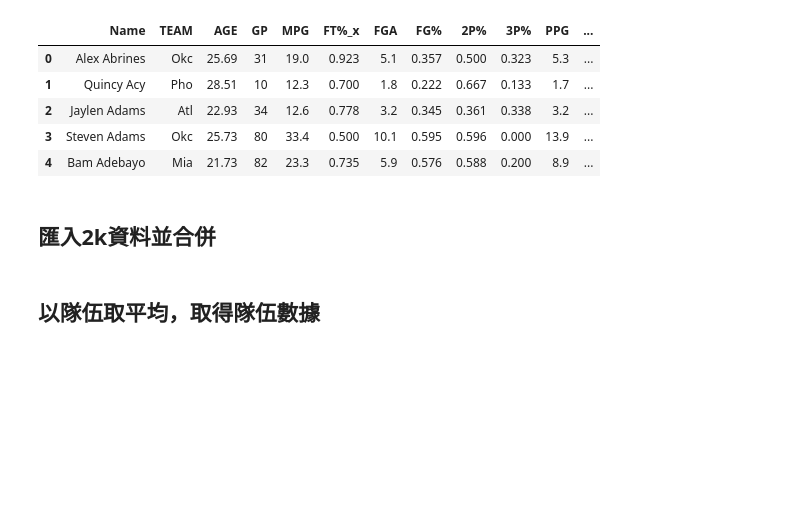
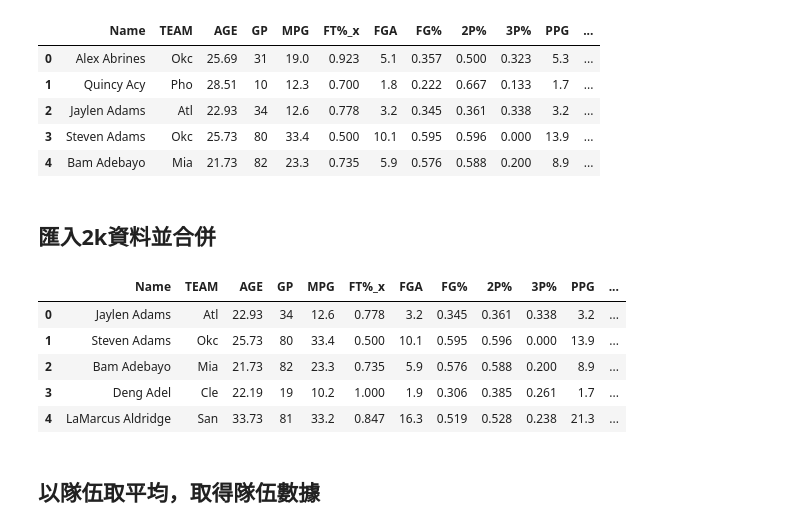
Before and after one commit to h30306/Learning-Notes, a Jupyter notebook: data-mining/decision-tree/d-tree NBA.ipynb, the cells around one changed output. Saved outputs shown, nothing was run; the diff lists cells and outputs as text; code cells hidden in the pictures; blank space fills up the shorter version.

```diff
--- a/data-mining/decision-tree/d-tree NBA.ipynb
+++ b/data-mining/decision-tree/d-tree NBA.ipynb
@@ -134,9 +134,17 @@ res = res.fillna(0)
 # %%
 twok = pd.read_csv("Ratings.csv")
 twok = twok.drop('Unnamed: 0', axis =1)
 twok = twok.rename(columns={'name':'Name'})
 #以名字合併
 res = pd.merge(res,twok, on='Name')
+res.head()
+# %% [output]
+|  | Name | TEAM | AGE | GP | MPG | FT%_x | FGA | FG% | 2P% | 3P% | PPG | ... |
+| 0 | Jaylen Adams | Atl | 22.93 | 34 | 12.6 | 0.778 | 3.2 | 0.345 | 0.361 | 0.338 | 3.2 | ... |
+| 1 | Steven Adams | Okc | 25.73 | 80 | 33.4 | 0.500 | 10.1 | 0.595 | 0.596 | 0.000 | 13.9 | ... |
+| 2 | Bam Adebayo | Mia | 21.73 | 82 | 23.3 | 0.735 | 5.9 | 0.576 | 0.588 | 0.200 | 8.9 | ... |
+| 3 | Deng Adel | Cle | 22.19 | 19 | 10.2 | 1.000 | 1.9 | 0.306 | 0.385 | 0.261 | 1.7 | ... |
+| 4 | LaMarcus Aldridge | San | 33.73 | 81 | 33.2 | 0.847 | 16.3 | 0.519 | 0.528 | 0.238 | 21.3 | ... |
 # %% [markdown]
 ## 以隊伍取平均，取得隊伍數據
 # %%
```
Also changed, not shown: parts of 4 cells of this notebook.
